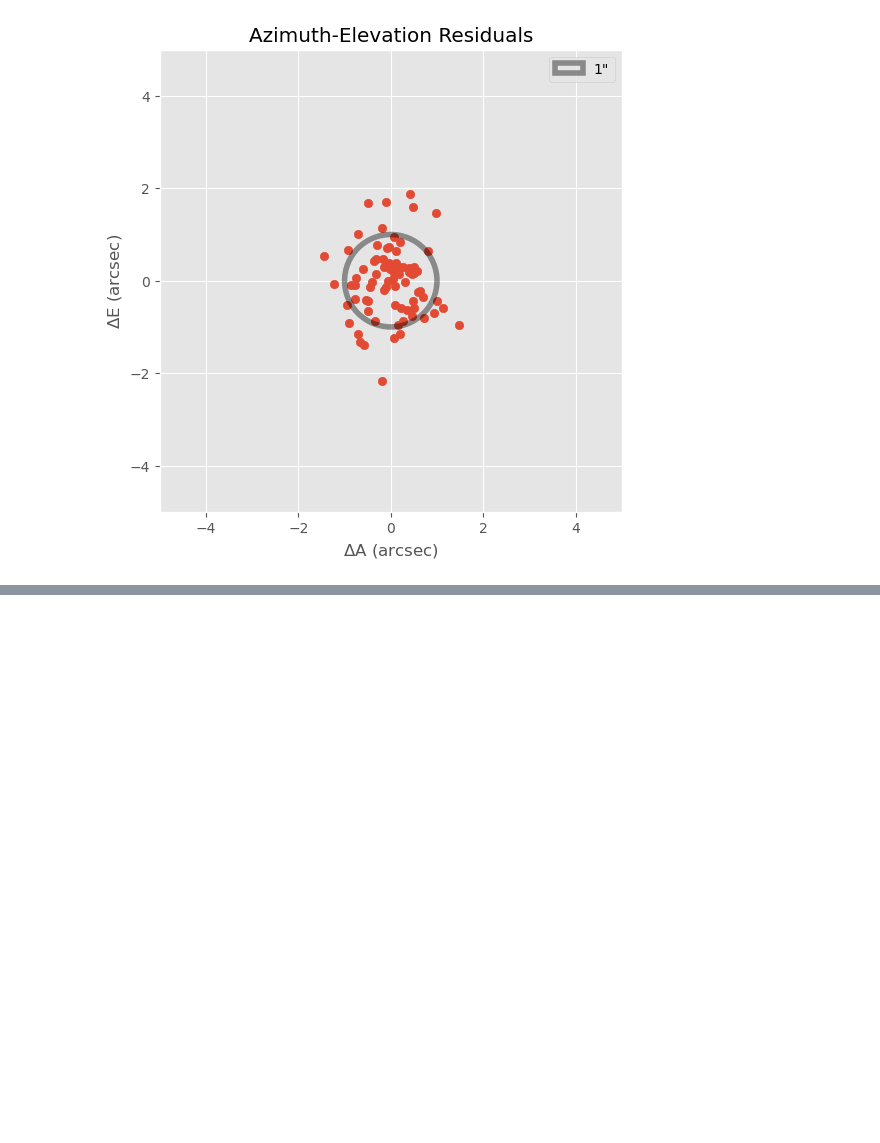
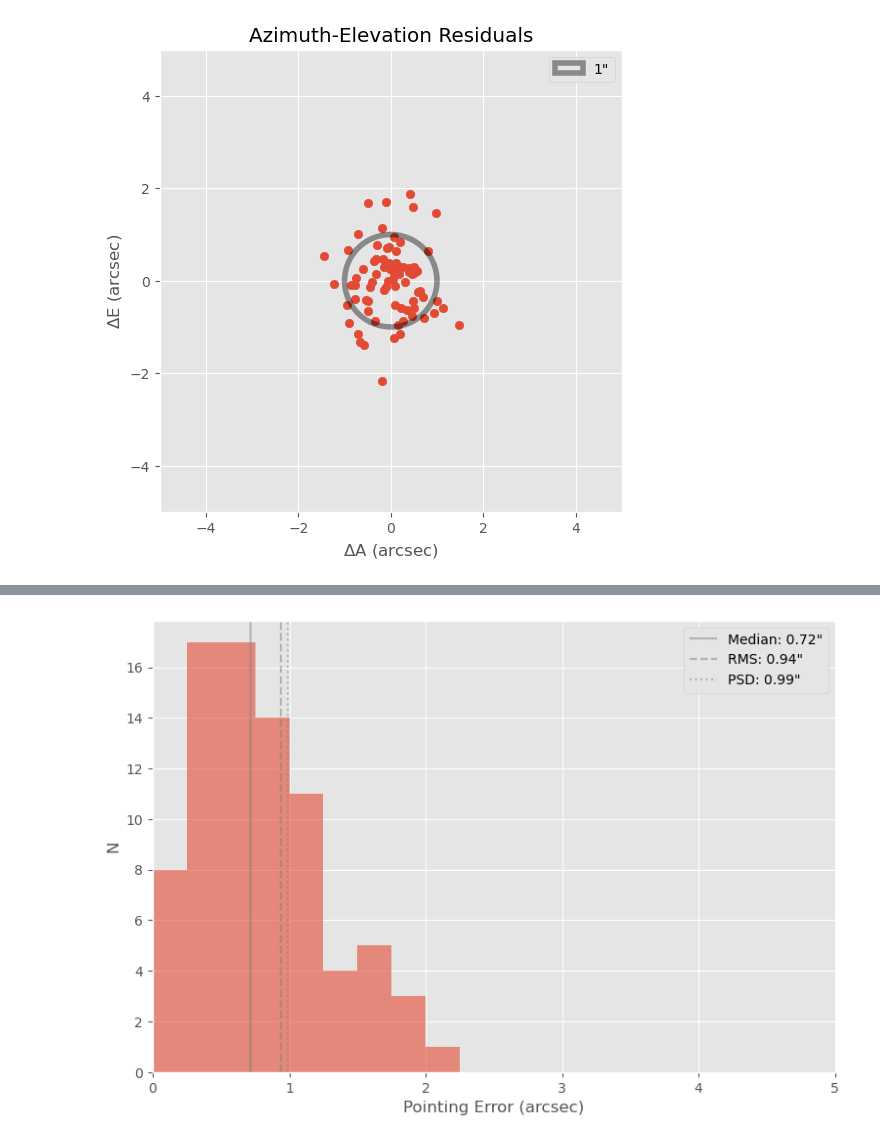
Before and after one commit to MMTObservatory/pytelpoint, a Jupyter notebook: notebooks/dev.ipynb, the cells around one changed output, grey strips where cells are left out. Saved outputs shown, nothing was run; the diff lists cells and outputs as text; code cells hidden in the pictures; blank space fills up the shorter version.

```diff
--- a/notebooks/dev.ipynb
+++ b/notebooks/dev.ipynb
@@ -46,0 +50,4 @@ pars
+# %%
+f = pointing_histogram(coo_ref, mc_coo)
+# %% [output]
+[figure, added]
```
Also changed, not shown: parts of 3 cells of this notebook.
